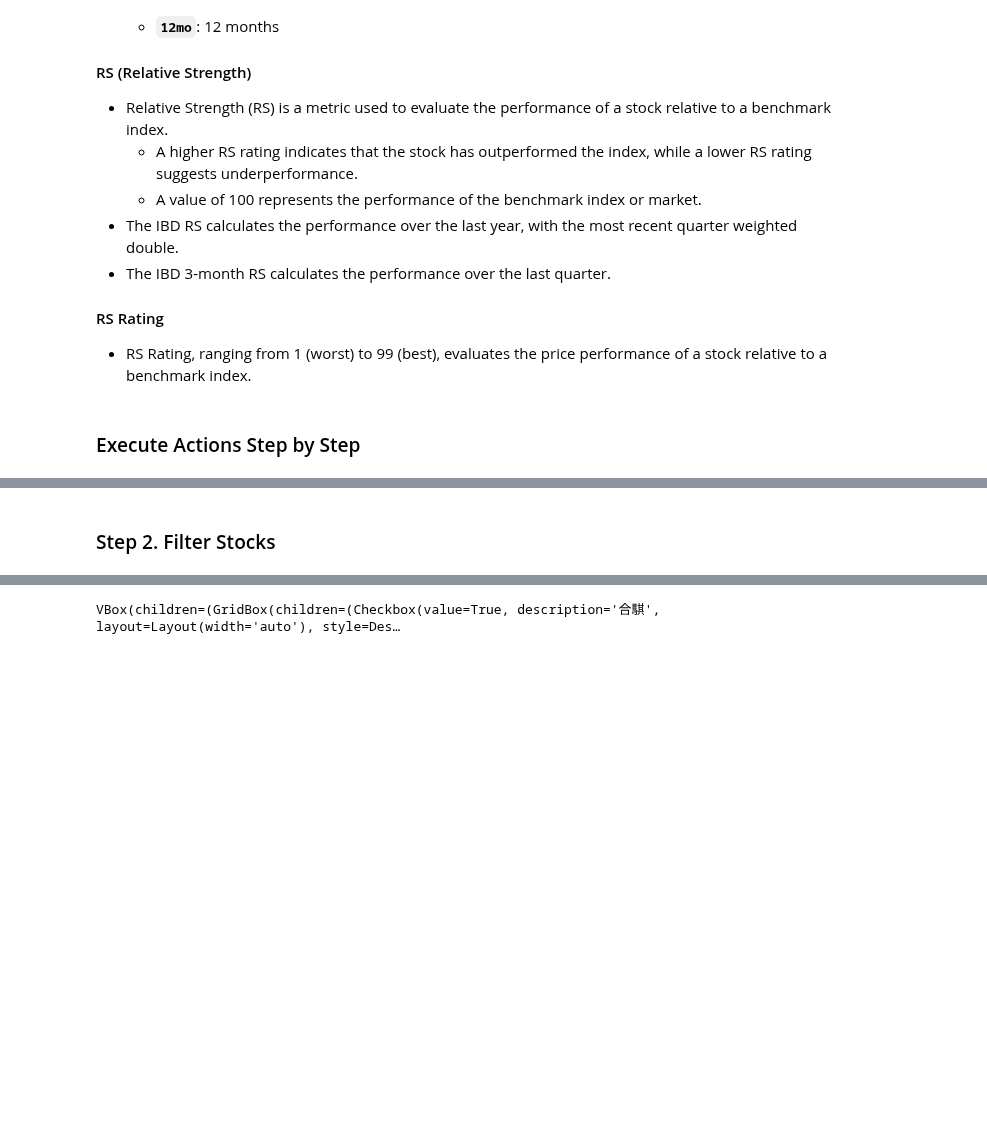
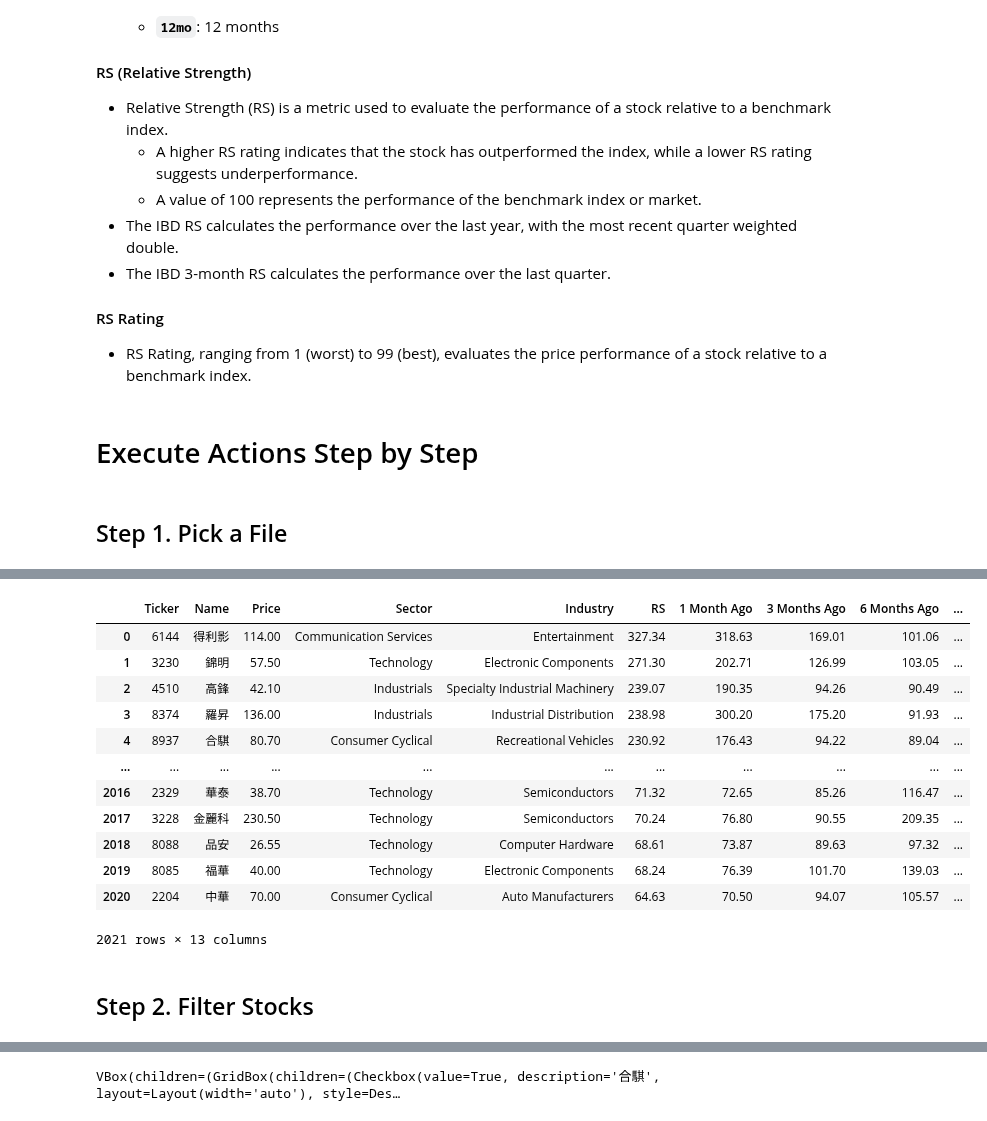
Before and after one commit to yorkjong/stock-reports, a Jupyter notebook: notebooks/ibd_reports.ipynb, the cells around one changed output, grey strips where cells are left out. Cells and saved outputs as stored; diff of their text form; code cells hidden in the pictures; blank space fills up the shorter version.

Commit message:
feat: Add prefix documenting of the notebook and add File Preview feature

```diff
--- a/notebooks/ibd_reports.ipynb
+++ b/notebooks/ibd_reports.ipynb
@@ -346,5 +350,7 @@ def enable_plotly_in_cell():
 #### RS Rating
 - RS Rating, ranging from 1 (worst) to 99 (best), evaluates the price performance of a stock relative to a benchmark index.
 # %% [markdown]
-### Execute Actions Step by Step
+# Execute Actions Step by Step
+# %% [markdown]
+## Step 1. Pick a File
 # %%
@@ -440,8 +446,27 @@ update_dropdowns()
 Dropdown(description='Source:', layout=Layout(width='400px'), options=('TWSE+TPEX', 'U.S.Listed'), value='TWSE…
 [interactive output not drawn]
 [interactive output not drawn]
+# %%
+# @title File Preview
+selected_file = file_dropdown.value
+df = github.download_csv(selected_file)
+display(df)
+# %% [output]
+|  | Ticker | Name | Price | Sector | Industry | RS | 1 Month Ago | 3 Months Ago | 6 Months Ago | ... |
+| 0 | 6144 | 得利影 | 114.00 | Communication Services | Entertainment | 327.34 | 318.63 | 169.01 | 101.06 | ... |
+| 1 | 3230 | 錦明 | 57.50 | Technology | Electronic Components | 271.30 | 202.71 | 126.99 | 103.05 | ... |
+| 2 | 4510 | 高鋒 | 42.10 | Industrials | Specialty Industrial Machinery | 239.07 | 190.35 | 94.26 | 90.49 | ... |
+| 3 | 8374 | 羅昇 | 136.00 | Industrials | Industrial Distribution | 238.98 | 300.20 | 175.20 | 91.93 | ... |
+| 4 | 8937 | 合騏 | 80.70 | Consumer Cyclical | Recreational Vehicles | 230.92 | 176.43 | 94.22 | 89.04 | ... |
+| ... | ... | ... | ... | ... | ... | ... | ... | ... | ... | ... |
+| 2016 | 2329 | 華泰 | 38.70 | Technology | Semiconductors | 71.32 | 72.65 | 85.26 | 116.47 | ... |
+| 2017 | 3228 | 金麗科 | 230.50 | Technology | Semiconductors | 70.24 | 76.80 | 90.55 | 209.35 | ... |
+| 2018 | 8088 | 品安 | 26.55 | Technology | Computer Hardware | 68.61 | 73.87 | 89.63 | 97.32 | ... |
+| 2019 | 8085 | 福華 | 40.00 | Technology | Electronic Components | 68.24 | 76.39 | 101.70 | 139.03 | ... |
+| 2020 | 2204 | 中華 | 70.00 | Consumer Cyclical | Auto Manufacturers | 64.63 | 70.50 | 94.07 | 105.57 | ... |
+2021 rows × 13 columns
 # %% [markdown]
-### Step 2. Filter Stocks
+## Step 2. Filter Stocks
 # %%
 # @title Filter 1. Sorting {"run":"auto"}
 cond0 = "(df['RS'] > 100)" # @param ["(df['RS'] > 100)"]
```
Also changed, not shown: parts of 5 cells of this notebook.
